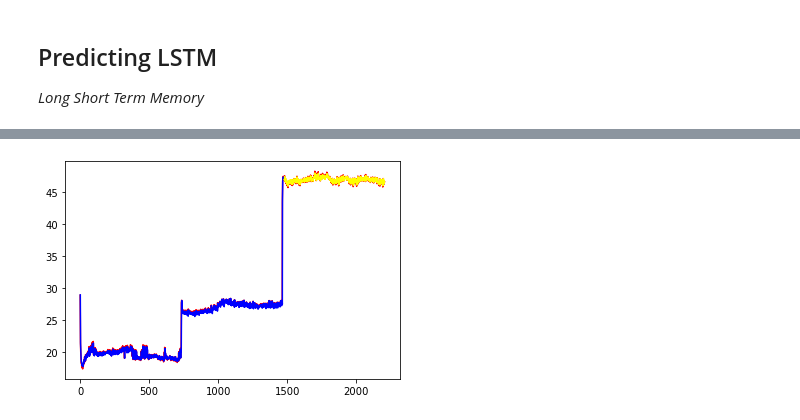
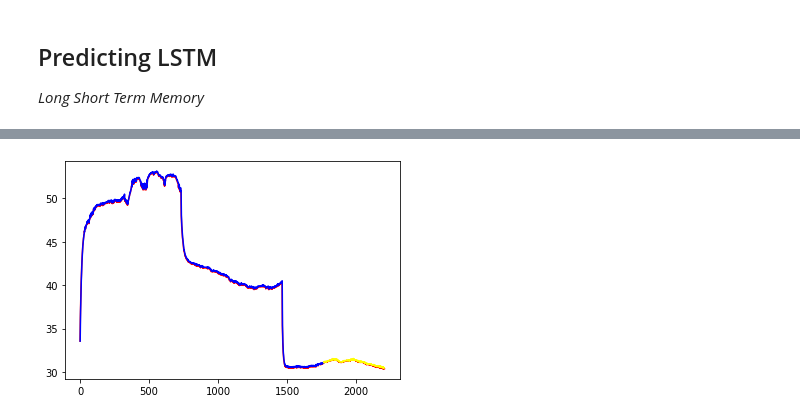
Before and after one commit to Predictive-maintenance-casus-2021/Predictive-Maintenance-supervised-learning, a Jupyter notebook: PredictiveMaintenanceMainNotebook.ipynb, the cells around one changed output, grey strips where cells are left out. Saved outputs shown, nothing was run; the diff lists cells and outputs as text; code cells hidden in the pictures.

Commit message:
trying to predict sensor data

```diff
--- a/PredictiveMaintenanceMainNotebook.ipynb
+++ b/PredictiveMaintenanceMainNotebook.ipynb
@@ -52,5 +59,12 @@ df_ps["PS3"] = df_ps3["PS3"].to_numpy()
 df_ps["PS4"] = df_ps4["PS4"].to_numpy()
 df_ps["PS5"] = df_ps5["PS5"].to_numpy()
 df_ps["PS6"] = df_ps6["PS6"].to_numpy()
+
+# Dataframe for temperature
+df_ts = pd.DataFrame()
+df_ts["TS1"] = df_ts1["TS1"].to_numpy()
+df_ts["TS2"] = df_ts2["TS2"].to_numpy()
+df_ts["TS3"] = df_ts3["TS3"].to_numpy()
+df_ts["TS4"] = df_ts4["TS4"].to_numpy()
 # %%
 # Add all data into a single DataFrame for easy access.
@@ -87,17 +101,16 @@ from keras.layers import LSTM,Dropout,Dense
 from sklearn.preprocessing import MinMaxScaler
 import numpy as np
 
-plt.plot(df["CE"], label="CE plot")
+plt.plot(df_ts["TS4"], label="TS4 plot")
 
 # Get first 400 lines to use in predicting and training
 #data = pd.DataFrame(index=range(0, 400), columns=["Time", "CE"])
-data = pd.DataFrame(index=range(0, len(df["CE"])), columns=["CE"])
+data = pd.DataFrame(index=range(0, len(df_ts["TS4"])), columns=["TS4"])
 for i in range(0, len(data)):
-    #data["Time"][i] = df.index[i]
-    data["CE"][i] = df["CE"][i]
+    data["TS4"][i] = df_ts["TS4"][i]
 
 #data["Time"] = data["Time"].astype(int)
-data["CE"] = data["CE"].astype(float)
+data["TS4"] = data["TS4"].astype(float)
 
 data.head()
 # %% [output]
@@ -116,7 +129,7 @@ dataset = scaler.fit_transform(data)
 # split into train and test sets
 # Train is the dataset which the model is trained on
 # Test is the dataset which the model is verified with
-train_size = int(len(dataset) * 0.67)
+train_size = int(len(dataset) * 0.8)
 test_size = len(dataset) - train_size
 train, test = dataset[0:train_size,:], dataset[train_size:len(dataset),:]
 
@@ -150,7 +163,8 @@ testX = np.reshape(testX, (testX.shape[0], 1, testX.shape[1]))
 # create and fit the LSTM network
 model = Sequential()
 model.add(LSTM(4, input_shape=(1, look_back)))
+#model.add(LSTM(4, return_sequences=True,stateful=True, batch_input_shape=(1, None,  look_back)))
 model.add(Dense(1))
 model.compile(loss='mean_squared_error', optimizer='adam')
-model.fit(trainX, trainY, epochs=50, batch_size=1, verbose=2)
+model.fit(trainX, trainY, epochs=500, batch_size=1, verbose=2)
 # %% [output]
@@ -206,19 +216,19 @@ Test Score: 0.32 RMSE
 # %%
 # shift train predictions for plotting
 trainPredictPlot = np.empty_like(dataset)
 trainPredictPlot[:, :] = np.nan
 trainPredictPlot[look_back:len(trainPredict)+look_back, :] = trainPredict
 # shift test predictions for plotting
 testPredictPlot = np.empty_like(dataset)
 testPredictPlot[:, :] = np.nan
 testPredictPlot[len(trainPredict)+(look_back*2)+1:len(dataset)-1, :] = testPredict
 # plot baseline and predictions
 plt.plot(scaler.inverse_transform(dataset), color="red")
 plt.plot(trainPredictPlot, color="blue")
-plt.plot(testPredictPlot, color="yellow")
+plt.plot((testPredictPlot), color="yellow")
 plt.show()
 # %% [output]
-[figure, old version]
+[figure, new version]
 # %%
 x = np.array([2805])
 
```
Also changed, not shown: parts of 15 cells of this notebook, 1 other file.
